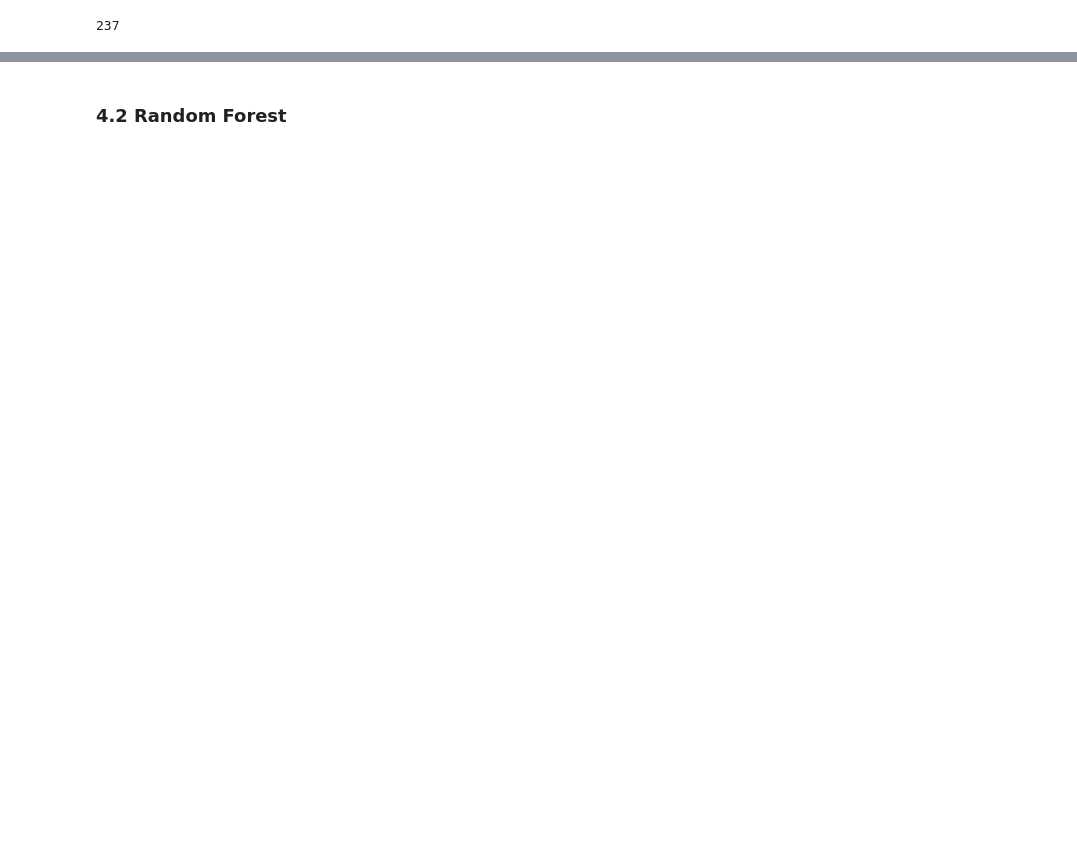
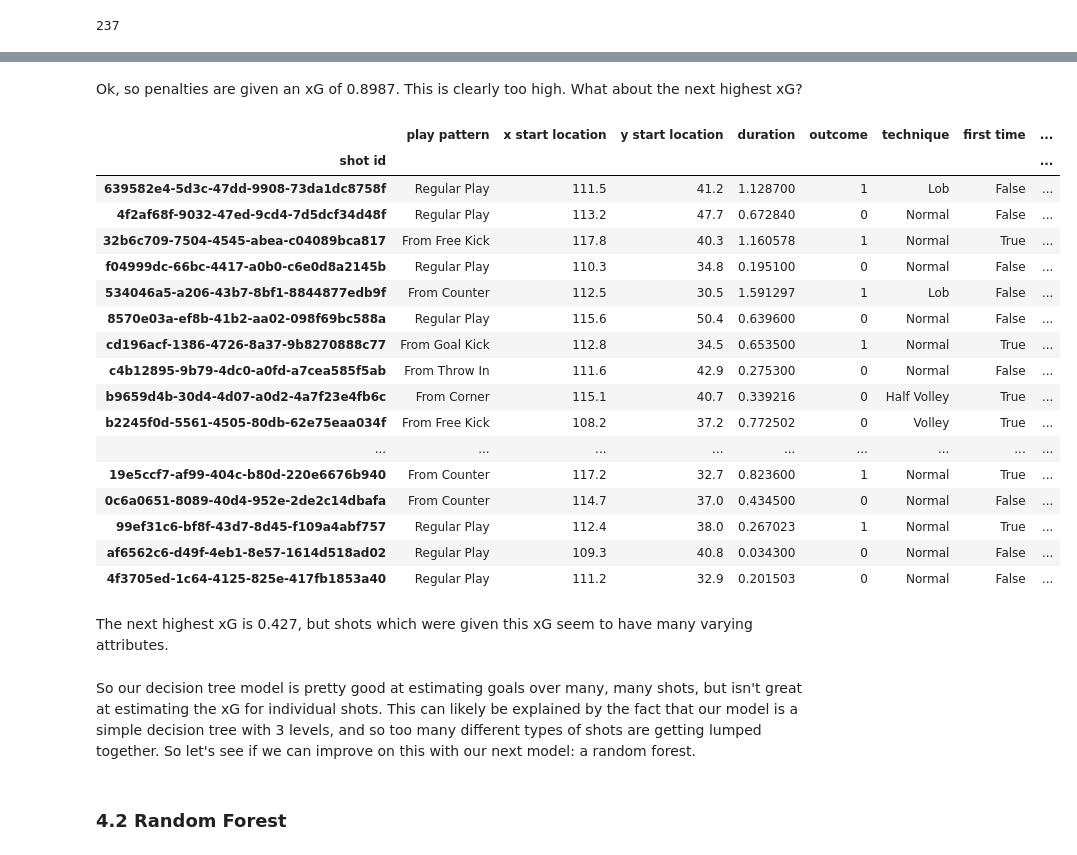
Before and after one commit to RobBlumberg/xg_model, a Jupyter notebook: src/xg_model.ipynb, the cells around one changed output, grey strips where cells are left out. Drawn from its saved outputs; the diff is of its cells as text; code cells hidden in the pictures; blank space fills up the shorter version.

```diff
--- a/src/xg_model.ipynb
+++ b/src/xg_model.ipynb
@@ -813,2 +817,29 @@ graph
+# %% [markdown]
+Ok, so penalties are given an xG of 0.8987. This is clearly too high. What about the next highest xG?
+# %%
+shot_test_set.loc[xg_sorted[22:].index].head(40)
+# %% [output]
+|  | play pattern | x start location | y start location | duration | outcome | technique | first time | ... |
+| shot id |  |  |  |  |  |  |  | ... |
+| 639582e4-5d3c-47dd-9908-73da1dc8758f | Regular Play | 111.5 | 41.2 | 1.128700 | 1 | Lob | False | ... |
+| 4f2af68f-9032-47ed-9cd4-7d5dcf34d48f | Regular Play | 113.2 | 47.7 | 0.672840 | 0 | Normal | False | ... |
+| 32b6c709-7504-4545-abea-c04089bca817 | From Free Kick | 117.8 | 40.3 | 1.160578 | 1 | Normal | True | ... |
+| f04999dc-66bc-4417-a0b0-c6e0d8a2145b | Regular Play | 110.3 | 34.8 | 0.195100 | 0 | Normal | False | ... |
+| 534046a5-a206-43b7-8bf1-8844877edb9f | From Counter | 112.5 | 30.5 | 1.591297 | 1 | Lob | False | ... |
+| 8570e03a-ef8b-41b2-aa02-098f69bc588a | Regular Play | 115.6 | 50.4 | 0.639600 | 0 | Normal | False | ... |
+| cd196acf-1386-4726-8a37-9b8270888c77 | From Goal Kick | 112.8 | 34.5 | 0.653500 | 1 | Normal | True | ... |
+| c4b12895-9b79-4dc0-a0fd-a7cea585f5ab | From Throw In | 111.6 | 42.9 | 0.275300 | 0 | Normal | False | ... |
+| b9659d4b-30d4-4d07-a0d2-4a7f23e4fb6c | From Corner | 115.1 | 40.7 | 0.339216 | 0 | Half Volley | True | ... |
+| b2245f0d-5561-4505-80db-62e75eaa034f | From Free Kick | 108.2 | 37.2 | 0.772502 | 0 | Volley | True | ... |
+| ... | ... | ... | ... | ... | ... | ... | ... | ... |
+| 19e5ccf7-af99-404c-b80d-220e6676b940 | From Counter | 117.2 | 32.7 | 0.823600 | 1 | Normal | True | ... |
+| 0c6a0651-8089-40d4-952e-2de2c14dbafa | From Counter | 114.7 | 37.0 | 0.434500 | 0 | Normal | False | ... |
+| 99ef31c6-bf8f-43d7-8d45-f109a4abf757 | Regular Play | 112.4 | 38.0 | 0.267023 | 1 | Normal | True | ... |
+| af6562c6-d49f-4eb1-8e57-1614d518ad02 | Regular Play | 109.3 | 40.8 | 0.034300 | 0 | Normal | False | ... |
+| 4f3705ed-1c64-4125-825e-417fb1853a40 | Regular Play | 111.2 | 32.9 | 0.201503 | 0 | Normal | False | ... |
+# %% [markdown]
+The next highest xG is 0.427, but shots which were given this xG seem to have many varying attributes.
+# %% [markdown]
+So our decision tree model is pretty good at estimating goals over many, many shots, but isn't great at estimating the xG for individual shots. This can likely be explained by the fact that our model is a simple decision tree with 3 levels, and so too many different types of shots are getting lumped together. So let's see if we can improve on this with our next model: a random forest.
 # %% [markdown]
 ### 4.2 Random Forest
```
Also changed, not shown: parts of 12 cells of this notebook.
